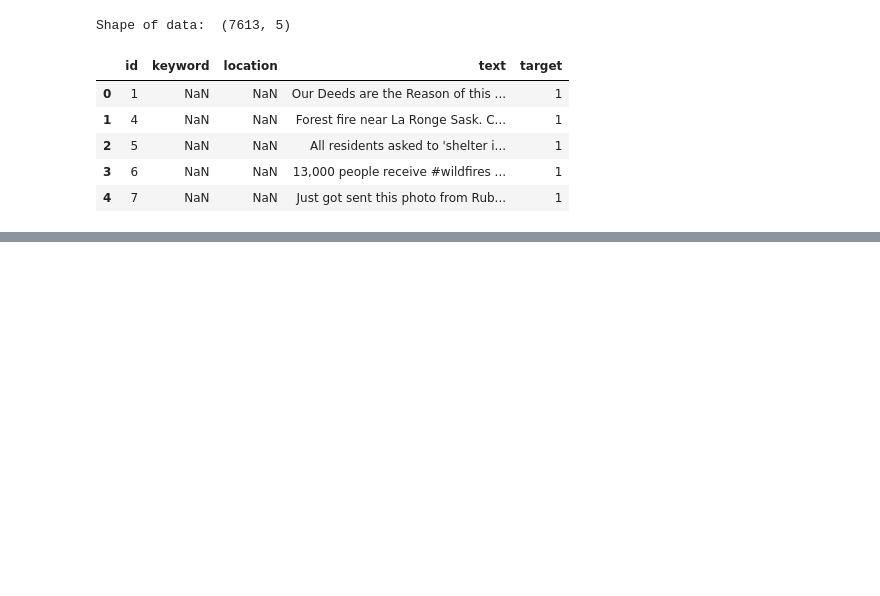
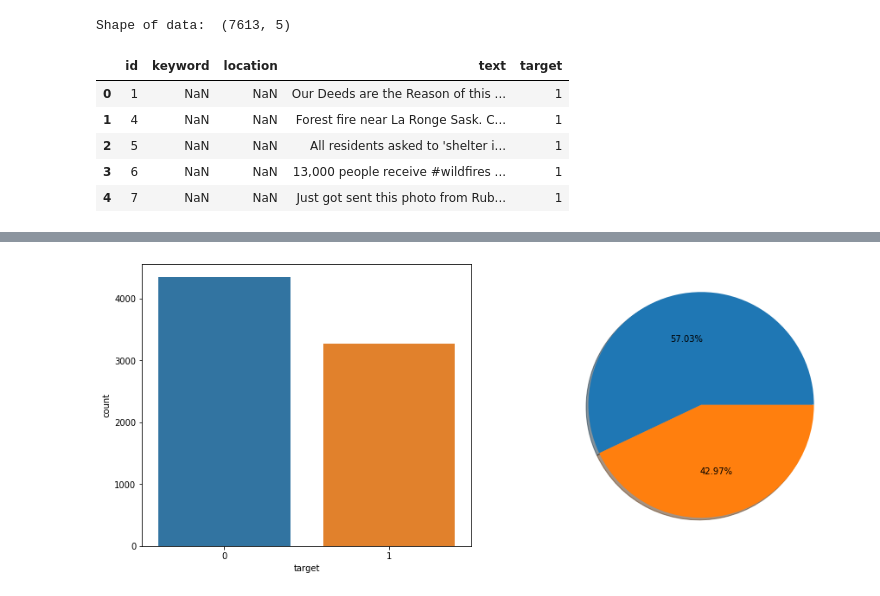
Before and after one commit to Bounty1993/Text-analysis, a Jupyter notebook: Disaster.ipynb, the cells around one changed output, grey strips where cells are left out. Cells and saved outputs as stored; diff of their text form; code cells hidden in the pictures; blank space fills up the shorter version.

```diff
--- a/Disaster.ipynb
+++ b/Disaster.ipynb
@@ -28,3 +42,9 @@ dtype: float64
+# %%
+fig, (ax1, ax2) = plt.subplots(1, 2, figsize=(15, 6))
+sns.countplot(train_df['target'], ax=ax1)
+ax2.pie(train_df['target'].value_counts(), autopct=lambda x: f'{x.round(2)}%', shadow=True);
+# %% [output]
+[figure, added]
 # %%
 disaster = train_df.loc[train_df['target']==1]
 no_disaster = train_df.loc[train_df['target']==0]
```
Also changed, not shown: parts of 4 cells of this notebook.
